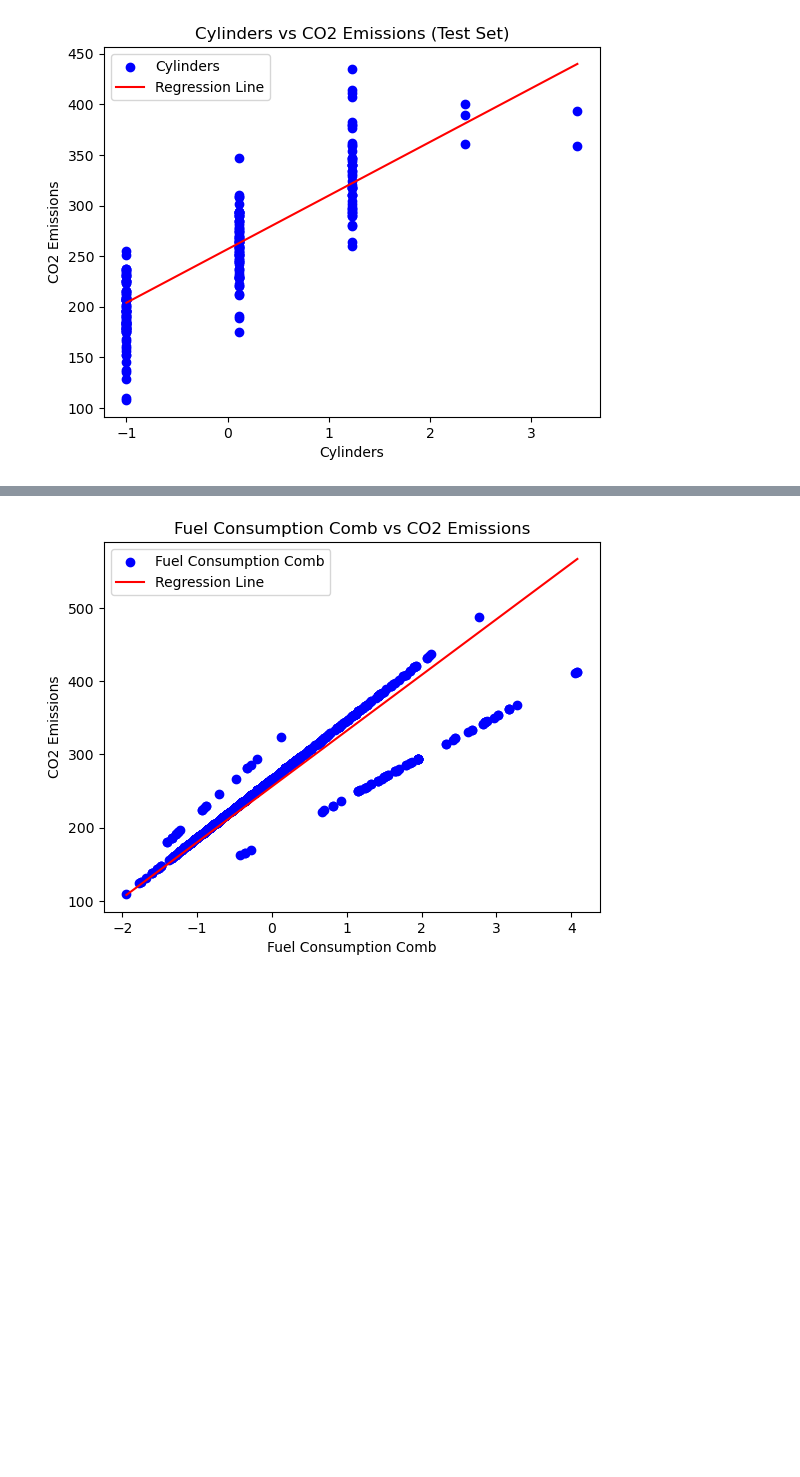
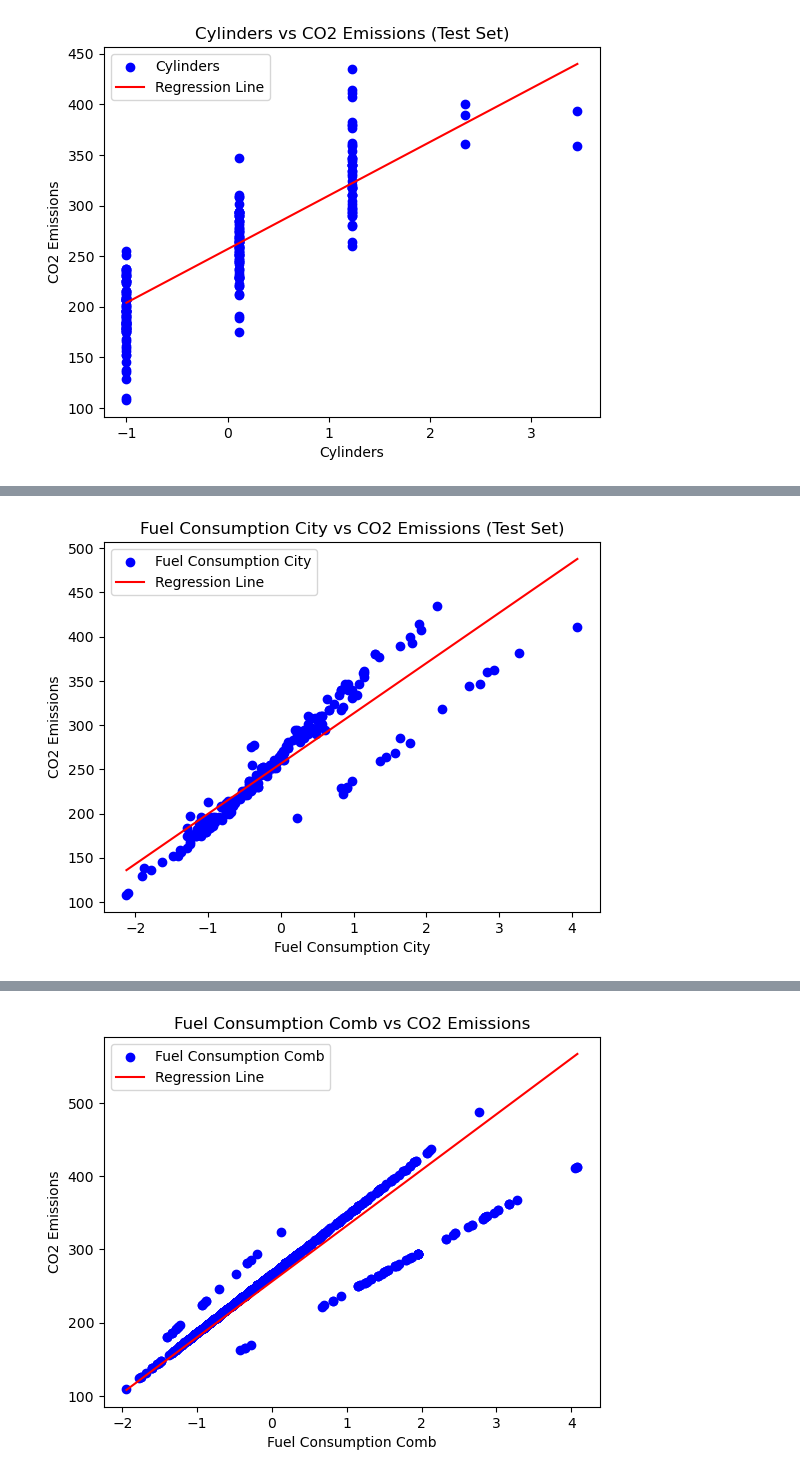
Before and after one commit to gps-stellar/Simple-Regression-Models, a Jupyter notebook: Multiple_Linear_Regression.ipynb, the cells around one changed output, grey strips where cells are left out. Drawn from its saved outputs; the diff is of its cells as text; code cells hidden in the pictures; blank space fills up the shorter version.

```diff
--- a/Multiple_Linear_Regression.ipynb
+++ b/Multiple_Linear_Regression.ipynb
@@ -315,3 +326,17 @@ plt.show()
+# %%
+X_test_3 = X_test[:,2]
+plt.scatter(X_test_3, y_test, color='blue', label='Fuel Consumption City')
+# Regression Line
+x_vals_3 = np.linspace(X_test_3.min(), X_test_3.max(), 100)
+y_vals_3 = coef_3 * x_vals_3 + intercept_3
+plt.plot(x_vals_3, y_vals_3, color='red', label='Regression Line')
+plt.xlabel('Fuel Consumption City')
+plt.ylabel('CO2 Emissions')
+plt.title('Fuel Consumption City vs CO2 Emissions (Test Set)')
+plt.legend()
+plt.show()
+# %% [output]
+[figure, added]
 # %%
 plt.scatter(X_train[:, 3], y_train, color='blue', label='Fuel Consumption Highway')
 # Regression Line
```
Also changed, not shown: parts of 4 cells of this notebook.
